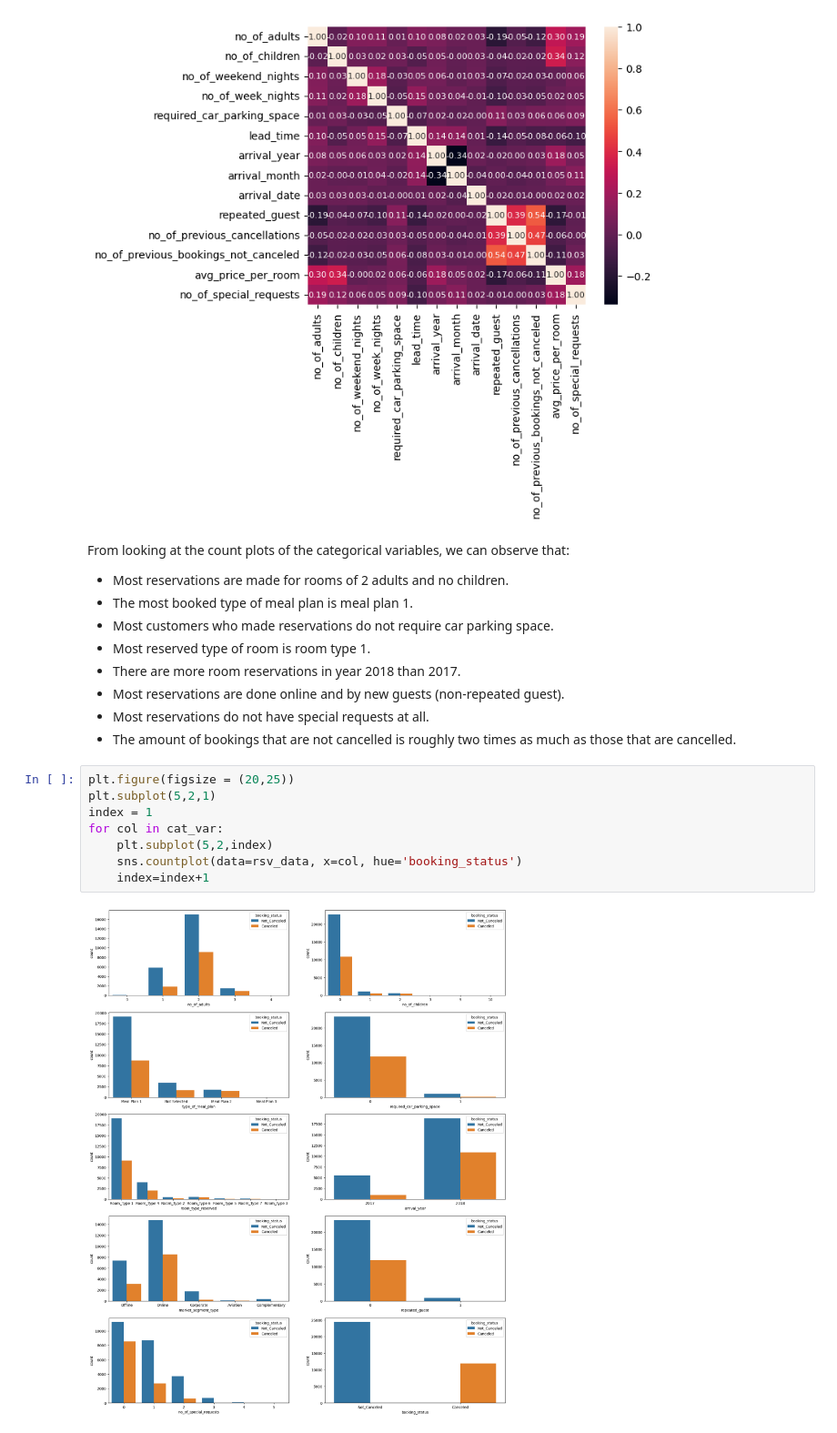
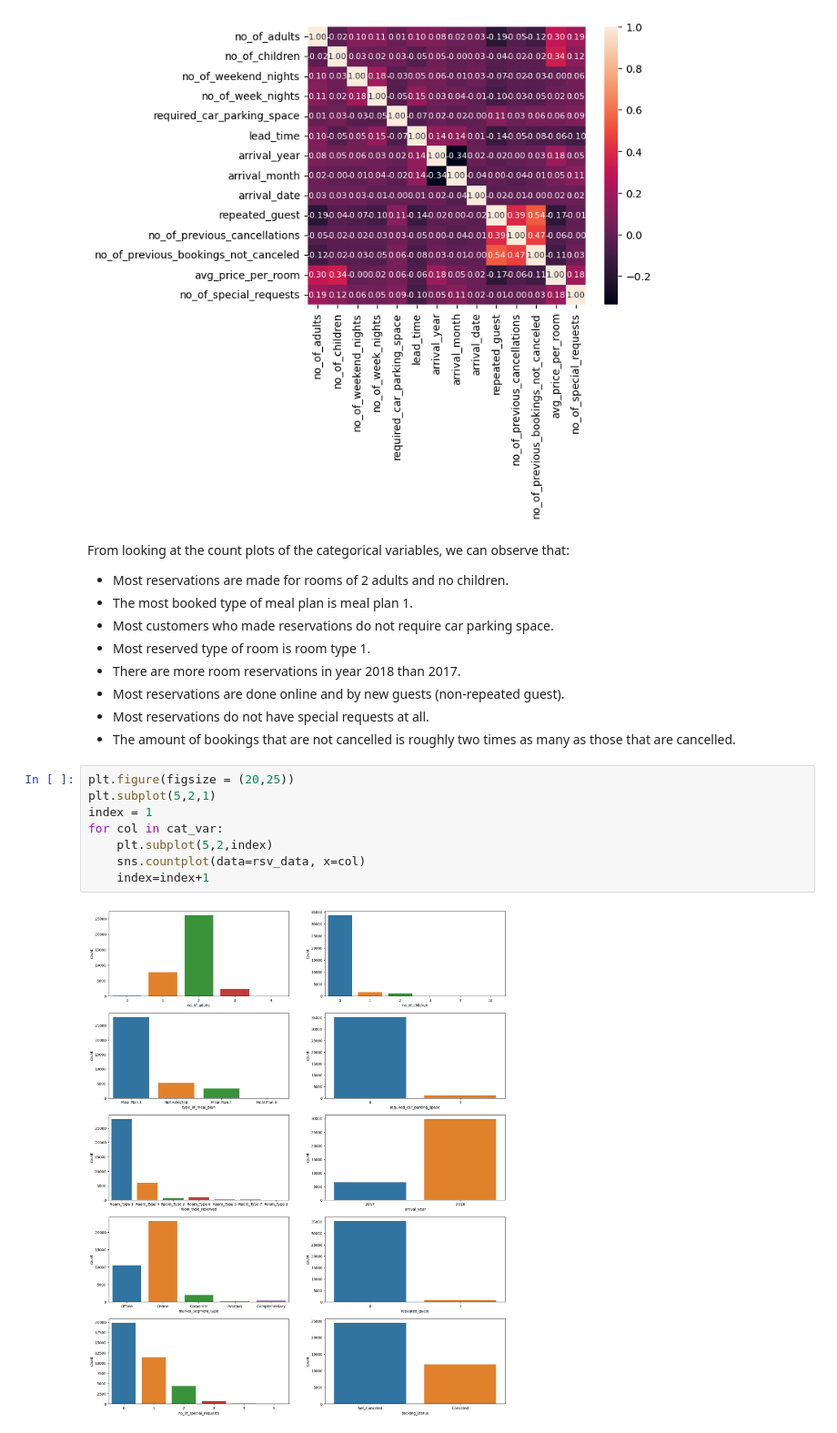
Before and after one commit to andytan0051/Data-Science-Projects, a Jupyter notebook: Hotel Reservation Cancellation Prediction/Hotel Reservation Cancellation Predictions.ipynb, the cells around one changed output. Shown at 91% size. Drawn from its saved outputs; the diff is of its cells as text.

```diff
--- a/Hotel Reservation Cancellation Prediction/Hotel Reservation Cancellation Predictions.ipynb
+++ b/Hotel Reservation Cancellation Prediction/Hotel Reservation Cancellation Predictions.ipynb
@@ -140,14 +140,14 @@ From looking at the count plots of the categorical variables, we can observe tha
 - There are more room reservations in year 2018 than 2017.
 - Most reservations are done online and by new guests (non-repeated guest).
 - Most reservations do not have special requests at all.
-- The amount of bookings that are not cancelled is roughly two times as much as those that are cancelled.
+- The amount of bookings that are not cancelled is roughly two times as many as those that are cancelled.
 # %%
 plt.figure(figsize = (20,25))
 plt.subplot(5,2,1)
 index = 1
 for col in cat_var:
     plt.subplot(5,2,index)
-    sns.countplot(data=rsv_data, x=col, hue='booking_status')
+    sns.countplot(data=rsv_data, x=col)
     index=index+1
 # %% [output]
-[figure, old version]
+[figure, new version]
```
Also changed, not shown: parts of 18 cells of this notebook.
